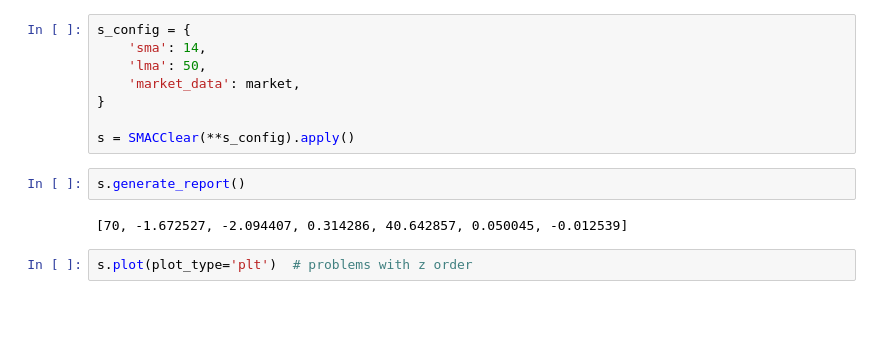
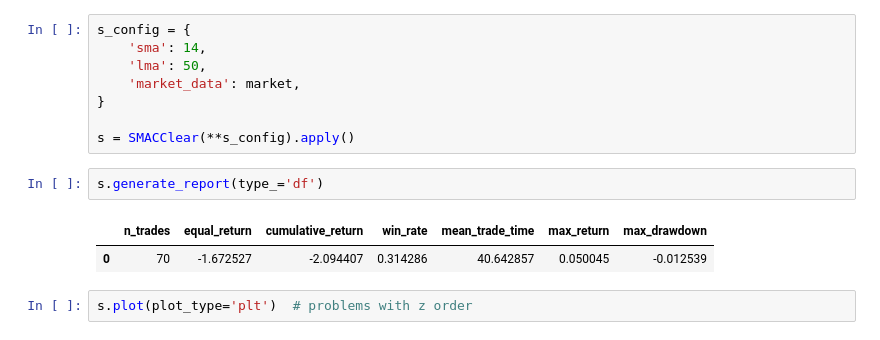
Before and after one commit to shi-i-chan/kaneshi, a Jupyter notebook: kaneshi/examples/smac_clear_strategy.ipynb, the cells around one changed output. Saved outputs shown, nothing was run; the diff lists cells and outputs as text; blank space fills up the shorter version.

```diff
--- a/kaneshi/examples/smac_clear_strategy.ipynb
+++ b/kaneshi/examples/smac_clear_strategy.ipynb
@@ -24,9 +24,10 @@ s_config = {
 
 s = SMACClear(**s_config).apply()
 # %%
-s.generate_report()
+s.generate_report(type_='df')
 # %% [output]
-[70, -1.672527, -2.094407, 0.314286, 40.642857, 0.050045, -0.012539]
+|  | n_trades | equal_return | cumulative_return | win_rate | mean_trade_time | max_return | max_drawdown |
+| 0 | 70 | -1.672527 | -2.094407 | 0.314286 | 40.642857 | 0.050045 | -0.012539 |
 # %%
 s.plot(plot_type='plt')  # problems with z order
 # %% [output]
```
Also changed, not shown: parts of 1 cell of this notebook, 8 other files.
